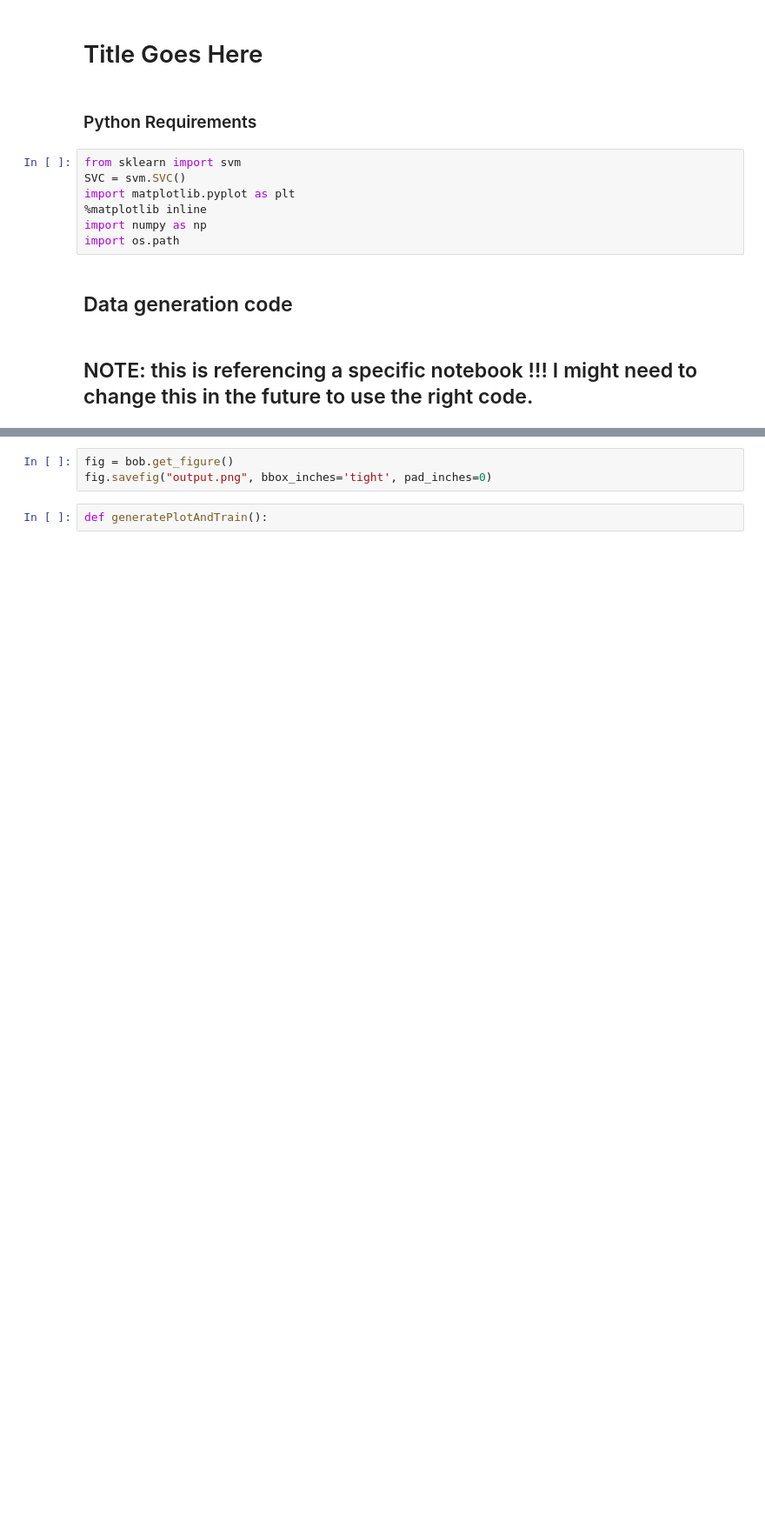
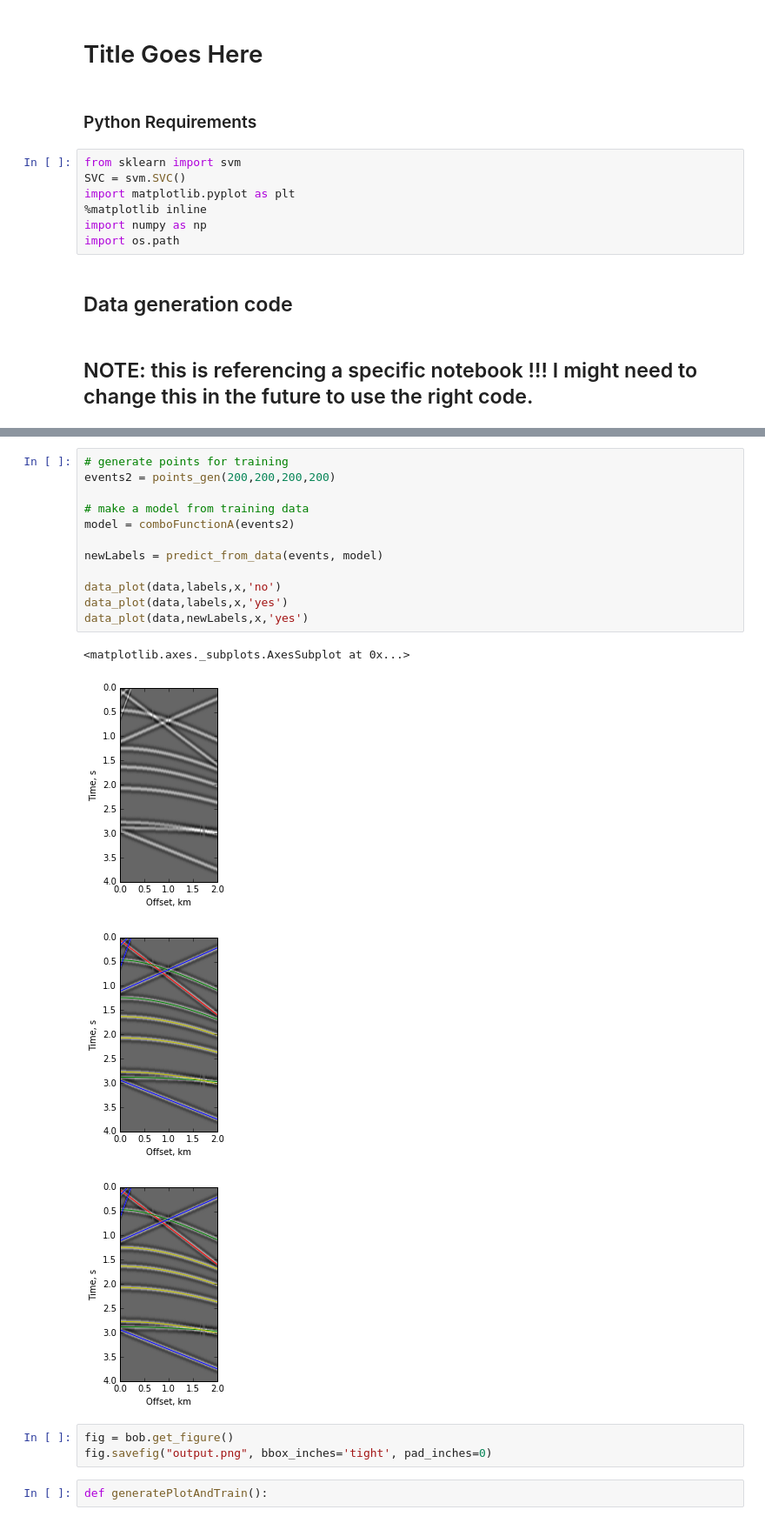
Before and after one commit to yuriyi/hackathon2017, a Jupyter notebook: User_Interface_v1.ipynb, the cells around one changed output, grey strips where cells are left out. Shown: that part at 87% size. Drawn from its saved outputs; the diff is of its cells as text; blank space fills up the shorter version.

```diff
--- a/User_Interface_v1.ipynb
+++ b/User_Interface_v1.ipynb
@@ -35,3 +61,20 @@ bob = data_plot(seism,data,labels,x,'yes')
+# %%
+# generate points for training
+events2 = points_gen(200,200,200,200)
+
+# make a model from training data
+model = comboFunctionA(events2)
+
+newLabels = predict_from_data(events, model)
+
+data_plot(data,labels,x,'no')
+data_plot(data,labels,x,'yes')
+data_plot(data,newLabels,x,'yes')
+# %% [output]
+<matplotlib.axes._subplots.AxesSubplot at 0x...>
+[figure, added]
+[figure, added]
+[figure, added]
 # %%
 fig = bob.get_figure()
 fig.savefig("output.png", bbox_inches='tight', pad_inches=0)
```
Also changed, not shown: parts of 5 cells of this notebook, 1 other file.
